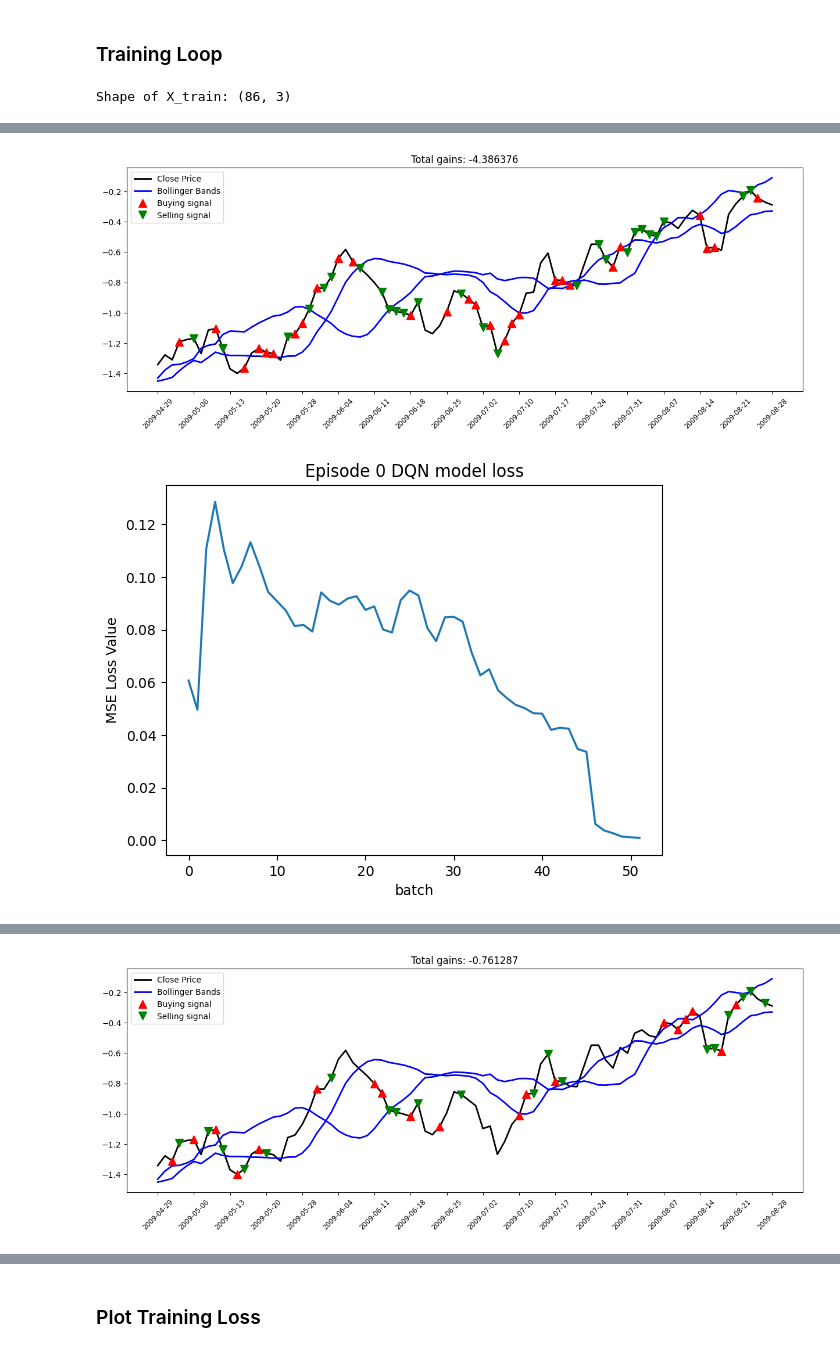
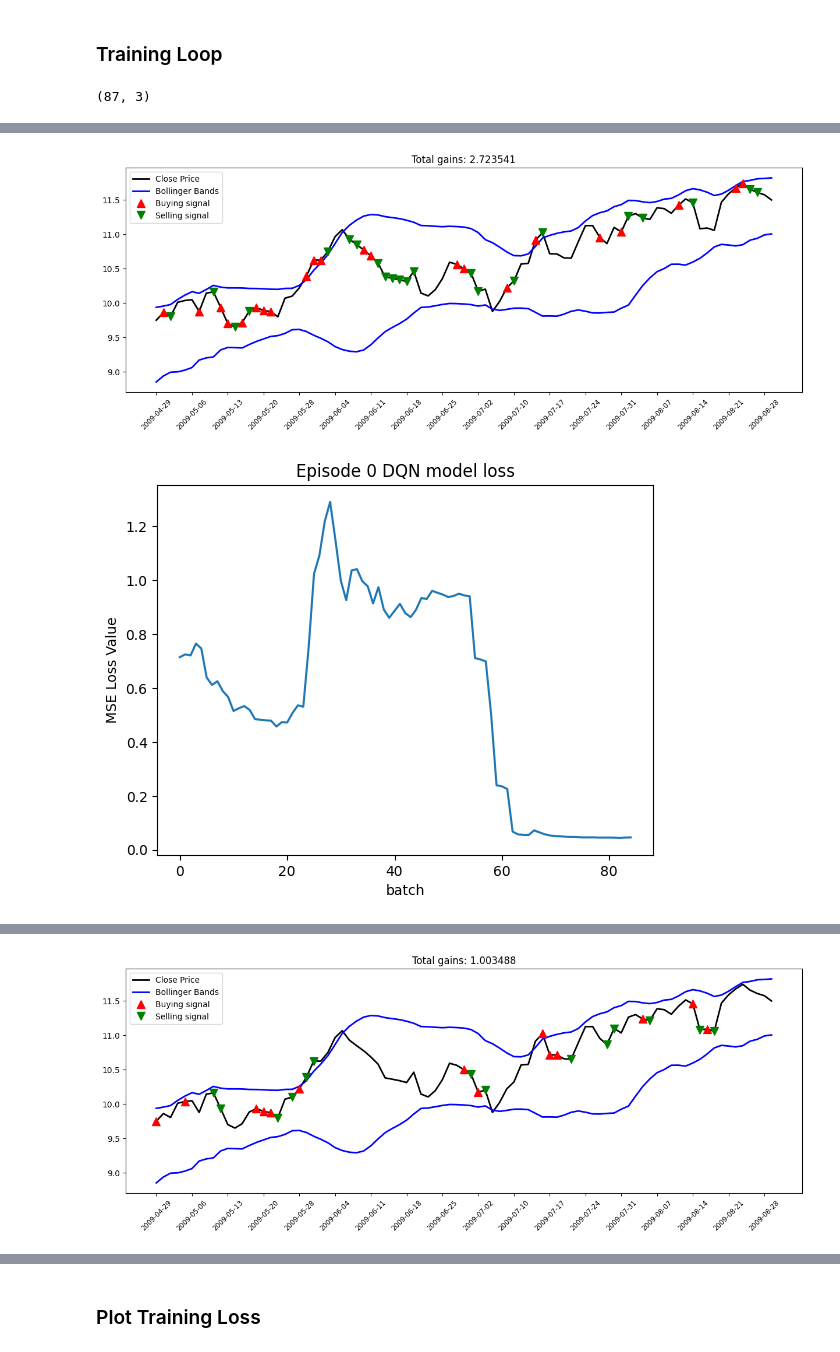
Before and after one commit to bigboy92/fend-matching-game, a Jupyter notebook: project_nb.ipynb, the cells around one changed output, grey strips where cells are left out. Drawn from its saved outputs; the diff is of its cells as text; code cells hidden in the pictures.

```diff
--- a/project_nb.ipynb
+++ b/project_nb.ipynb
@@ -113,3 +133,4 @@ data.dropna(inplace=True)
 # %%
 # Define new dataframe with only the training features (Close, Upper BB, Lower BB)
-dataset = data[['Close', 'BB_upper', 'BB_lower']]
+dataset = data[['Close', 'BB_upper', 'BB_lower']].copy()
+display_df(dataset)
@@ -184,8 +212,9 @@ Now that our data cleaned, features are selected, and the dataset is normalized,
 # %%
 # split dataset df into train (50%) and test (50%) datasets
-split_index = int(len(normed_dataset) * 0.5)
-train_df = normed_dataset[:split_index]
-test_df = normed_dataset[split_index:]
+training_rows = int(len(normed_dataset.index)*0.5)
+normed_dataset.reset_index(inplace=True)
+train_df = normed_dataset.loc[:training_rows].set_index('Date')# define training dtaframe under this variable name
+test_df =  normed_dataset.loc[training_rows+1:].set_index('Date')# define testing dtaframe under this variable name
 # %%
 # display train and test dfs (ensure no overlap)
 display_df(train_df)
@@ -327,7 +351,7 @@ class Agent:
     #   Important Notes = Model fitting step is in this function (fit_model)
     #                     Epsilon decay step is in this function
     #   Output = Model loss from fitting step
-    def exp_replay(self, batch_size):
+    def exp_replay(self, batch_size, losses):
         losses = []
         # define a mini-batch which holds batch_size most recent previous memory steps (i.e. states)
         mini_batch = []
@@ -347,12 +371,12 @@ class Agent:
                 optimal_q_for_action = reward
             else:
                 # target Q-value is updated using the Bellman equation: reward + gamma * max(predicted Q-value of next state)
-                optimal_q_for_action =  reward + self.gamma * np.max(self.get_q_values_for_state(next_state))
+                optimal_q_for_action = reward + self.gamma * np.max(self.get_q_values_for_state(next_state)) #  reward + gamma * max(predicted Q-value of next state)
             # Get the predicted Q-values of the current state
+            target_q_table = self.get_q_values_for_state(state)
             # Update the output Q table - replace the predicted Q value for action with the target Q value for action
+            target_q_table[0][action] = optimal_q_for_action
             # Fit the model where state is X and target_q_table is Y
-            target_q_table = self.get_q_values_for_state(state)
-            target_q_table[0][action] = optimal_q_for_action
             history = self.fit_model(state, target_q_table)
             losses += history.history['loss']
 
@@ -426,20 +448,20 @@ def get_state(data, t, n):
 ### Training Loop
 # %%
 # display the shape of your training data in order to remond yourself how may features and examples there are in your training set
-print(f'Shape of X_train: {X_train.shape}')
+X_train.shape
 # %% [output]
-Shape of X_train: (86, 3)
+(87, 3)
 # %%
 keras.utils.disable_interactive_logging()  # disable built-in keras loading bars - they make the output difficult to read and monitor
 
 window_size = 1
 
-agent = Agent(window_size, X_train.shape[1])
+agent = Agent(window_size, num_features=X_train.shape[1]) # instatniate the agent using the wndow size and the number of training features
 # %%
 keras.config.disable_traceback_filtering() # disable built-in keras loading bars - they make the output difficult to read and monitor
 
 
-l = len(X_train) - 1
+l = X_train[:,0].shape[0] - 1 # track number of examples in dataset (i.e. number of days to train on)
 
 # batch size defines how often to run the exp_replay method
 batch_size = 32
@@ -447,13 +469,13 @@ batch_size = 32
 #An episode represents a complete pass over the data.
 episode_count = 2
 
-normalizer_close = normlist[idx_close]
-normalizer_bb_upper = normlist[idx_bb_upper]
-normalizer_bb_lower = normlist[idx_bb_lower]
+normalizer_close = normlist[idx_close] # get the close normalizer from normlist
+normalizer_bb_upper = normlist[idx_bb_upper] # get the BB upper normalizer from normlist
+normalizer_bb_lower = normlist[idx_bb_lower] # get the BB lower normalizer from normlist
 
-X_train_true_price = X_train[:, idx_close]
-X_train_true_bb_upper = X_train[:, idx_bb_upper]
-X_train_true_bb_lower = X_train[:, idx_bb_lower]
+X_train_true_price = normalizer_close.inverse_transform(X_train[:, idx_close].reshape(-1, 1)) # inverse transform the Close column in X_train in order to get true close prices
+X_train_true_bb_upper = normalizer_bb_upper.inverse_transform(X_train[:, idx_bb_upper].reshape(-1, 1)) # inverse transform the Upper BB column in X_train in order to get true Upper BB values
+X_train_true_bb_lower = normalizer_bb_lower.inverse_transform(X_train[:, idx_bb_lower].reshape(-1, 1)) # inverse transform the Lower BB column in X_train in order to get true Lower BB values
 
 batch_losses = []
 num_batches_trained = 0
@@ -478,25 +500,24 @@ for e in range(episode_count + 1):
 
         if action == 1: # buy
             # inverse transform to get true buy price in dollars
+            buy_price = X_train_true_price[t, idx_close]
             # append the buy price to the inventory
+            agent.inventory.append(buy_price)
             # append the time step to states_buy
+            states_buy.append(t)
             # print the action and price of the action
-            buy_price = X_train[t, idx_close]
-            agent.inventory.append(buy_price)
-            states_buy.append(t)
             print(f'Buy: {format_price(buy_price)}')
 
         elif action == 2 and len(agent.inventory) > 0: # sell
             # get the bought price of the stock you are selling (i.e. the stock at the beginning of the inventory)
             bought_price = agent.inventory.pop(0)
             # inverse transform to get true sell price in dollars
+            sell_price = X_train_true_price[t, idx_close]
             # define reward as max of profit (close price at time of sell - close price at time of buy) and 0
+            trade_profit = sell_price - bought_price
+            reward = max(trade_profit, 0)
             # add current profit to total profit
-            sell_price = X_train[t, idx_close]
-            trade_profit = bought_price - sell_price
-            reward = max(trade_profit, 0)
             total_profit += trade_profit
-
             if trade_profit >=0:
                 # add current profit to total winners
                 total_winners += trade_profit
@@ -504,8 +525,8 @@ for e in range(episode_count + 1):
                 # add current profit to total losers
                 total_losers += trade_profit
             # append the time step to states_sell
+            states_sell.append(t)
             # print the action, price of the action, and profit of the action
-            states_sell.append(t)
             print(f'Sell: {format_price(sell_price)} | Profit: {format_price(trade_profit)}')
 
         # flag for final training iteration
@@ -532,7 +553,8 @@ for e in range(episode_count + 1):
         # when the size of the memory is greater than the batch size, run the exp_replay function on the batch to fit the model and get losses for the batch
         # then sum the losses for the batch and append them to the batch_losses list
         if len(agent.memory) > batch_size:
-            losses = agent.exp_replay(batch_size)
+            losses = []
+            losses = agent.exp_replay(batch_size, losses)
             batch_losses.append(sum(losses))
 
     if e % 2 == 0:
@@ -558,3 +580,3 @@ Total Loss: 3.594780584329582
 --------------------------------
-[figure, old version]
+[figure, new version]
-[figure, old version]
+[figure, new version]
@@ -577,2 +599,2 @@ Total Loss: 0.9773393269481679
 --------------------------------
-[figure, old version]
+[figure, new version]
```
Also changed, not shown: parts of 18 cells of this notebook.
